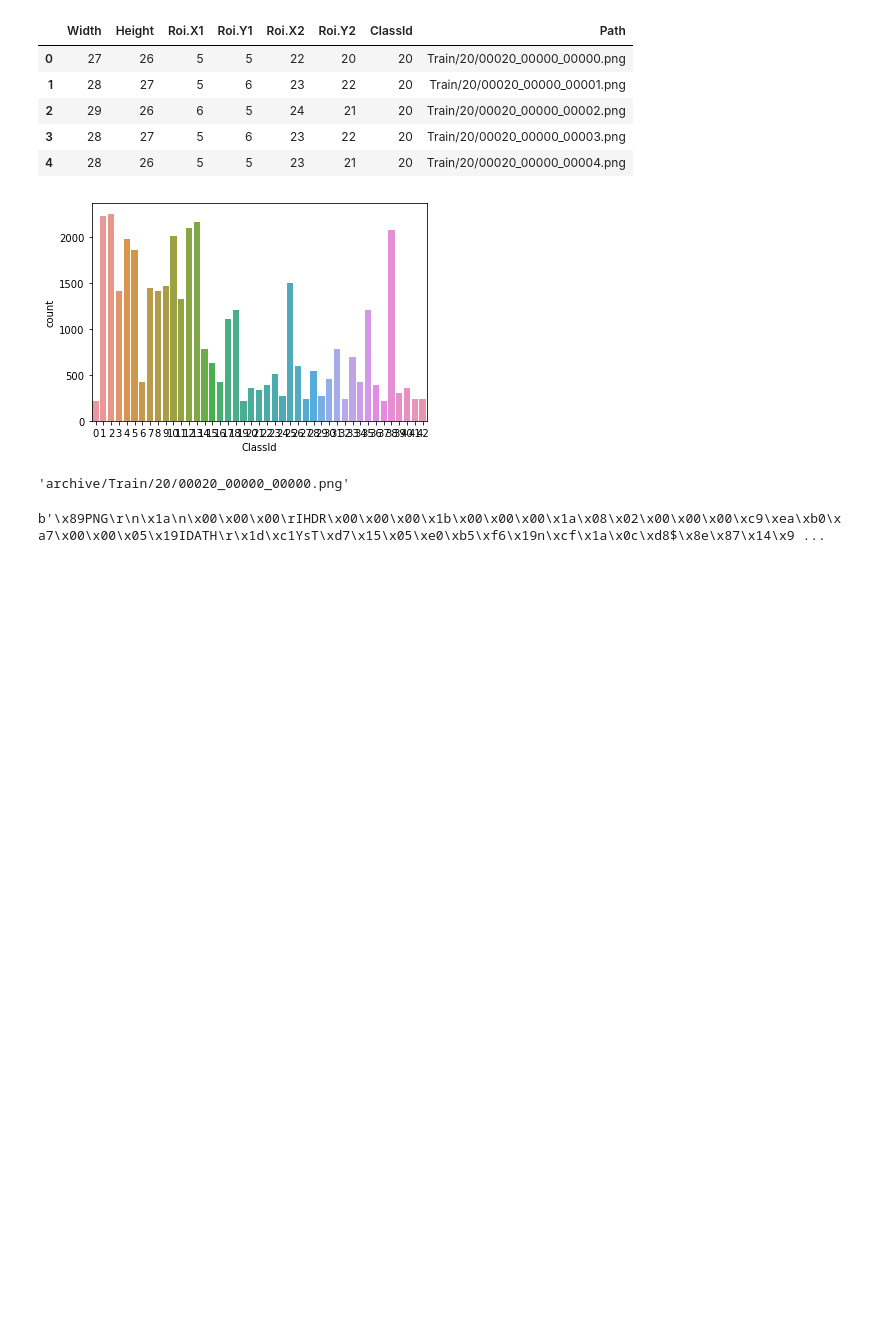
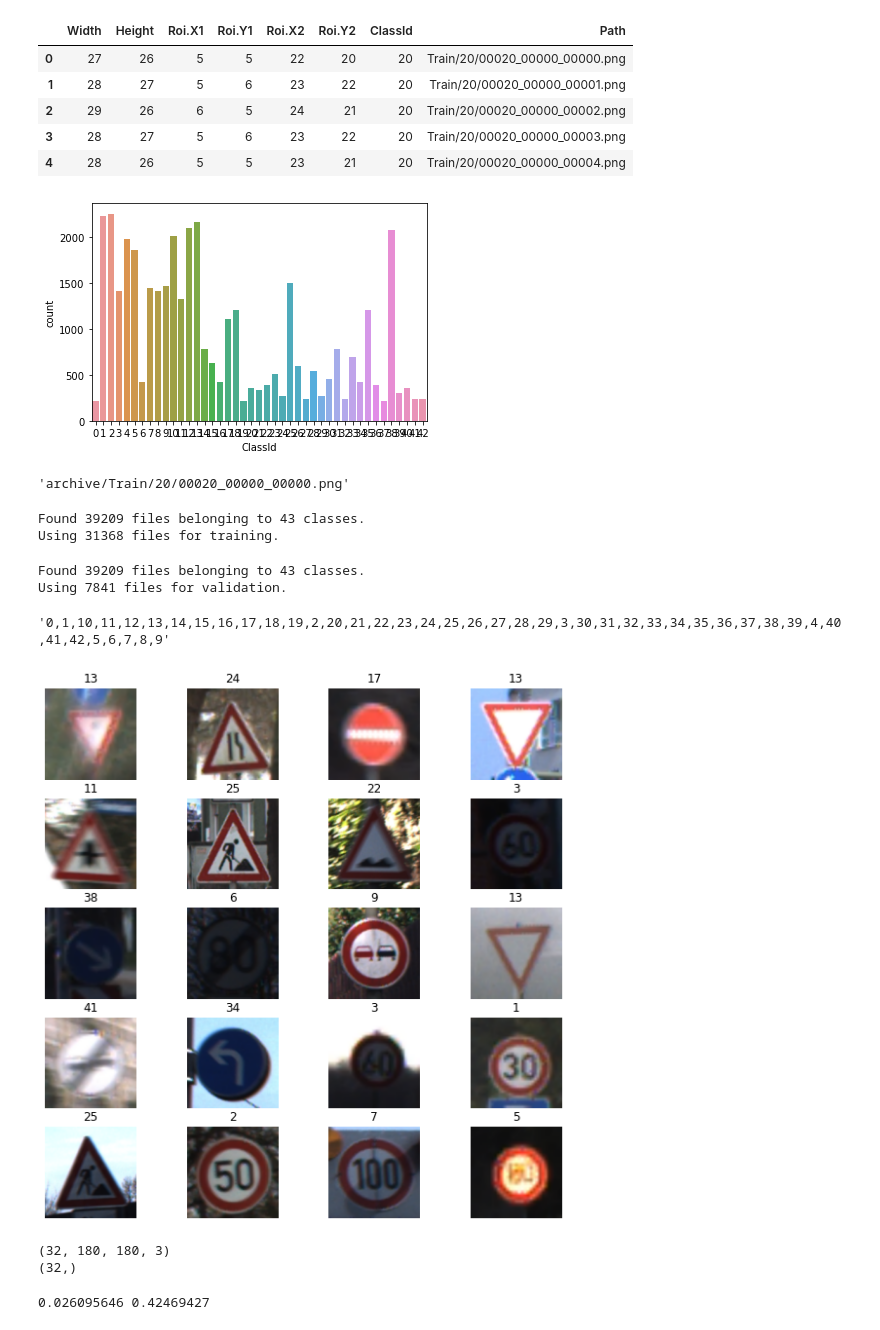
Before and after one commit to prabhavithreddy/Python_AI_ML, a Jupyter notebook: Edureka/PGP AIML/5_DeepLearning/QuestionBank/CNN_Traffic_Sign_Classification.ipynb, the cells around one changed output. Drawn from its saved outputs; the diff is of its cells as text; code cells hidden in the pictures; blank space fills up the shorter version.

```diff
--- a/Edureka/PGP AIML/5_DeepLearning/QuestionBank/CNN_Traffic_Sign_Classification.ipynb
+++ b/Edureka/PGP AIML/5_DeepLearning/QuestionBank/CNN_Traffic_Sign_Classification.ipynb
@@ -41,11 +44,51 @@ full_path = root+'/'+path
 full_path
 # %% [output]
 'archive/Train/20/00020_00000_00000.png'
+# %%
+training_path = root+'/'+'train'
 # %%
-a = None
-with open(full_path, 'rb') as f:
-    a = f.read()
-a
+batch_size=32
+image_size = (180, 180)
+train_ds = tf.keras.utils.image_dataset_from_directory(training_path,
+                                            batch_size=batch_size,
+                                            image_size=image_size,
+                                            subset='training',
+                                            validation_split=0.2,
+                                            seed=123)
 # %% [output]
-b'\x89PNG\r\n\x1a\n\x00\x00\x00\rIHDR\x00\x00\x00\x1b\x00\x00\x00\x1a\x08\x02\x00\x00\x00\xc9\xea\xb0\xa7\x00\x00\x05\x19IDATH\r\x1d\xc1YsT\xd7\x15\x05\xe0\xb5\xf6\x19n\xcf\x1a\x0c\xd8$\x8e\x87\x14\x9 ...
+Found 39209 files belonging to 43 classes.
+Using 31368 files for training.
+# %%
+validation_ds = tf.keras.utils.image_dataset_from_directory(training_path,
+                                                           batch_size=batch_size,
+                                                           image_size=image_size,
+                                                           subset='validation',
+                                                           validation_split=0.2,
+                                                           seed=123)
+# %% [output]
+Found 39209 files belonging to 43 classes.
+Using 7841 files for validation.
+# %%
+class_names = train_ds.class_names
+",".join(class_names)
+# %% [output]
+'0,1,10,11,12,13,14,15,16,17,18,19,2,20,21,22,23,24,25,26,27,28,29,3,30,31,32,33,34,35,36,37,38,39,4,40,41,42,5,6,7,8,9'
+# %%
+plt.figure(figsize=(10,10))
+for images, label in train_ds.take(1):
+    for i in range(20):
+        ax = plt.subplot(5,4, i+1)
+        plt.imshow(images[i].numpy().astype('uint8'))
+        plt.title(class_names[label[i]])
+        plt.axis('off')
+# %% [output]
+[figure, added]
+# %%
+for image_batch, label_batch in train_ds:
+    print(image_batch.shape)
+    print(label_batch.shape)
+    break
+# %% [output]
+(32, 180, 180, 3)
+(32,)
 # %%
@@ -52,0 +96,7 @@ f.
+# %%
+normalized_ds = train_ds.map(lambda x, y: (normalization_layer(x), y))
+image_batch, label_batch = next(iter(normalized_ds))
+first_image = image_batch[0]
+print(np.min(first_image), np.max(first_image))
+# %% [output]
+0.026095646 0.42469427
```
Also changed, not shown: parts of 6 cells of this notebook, 20 other files.
